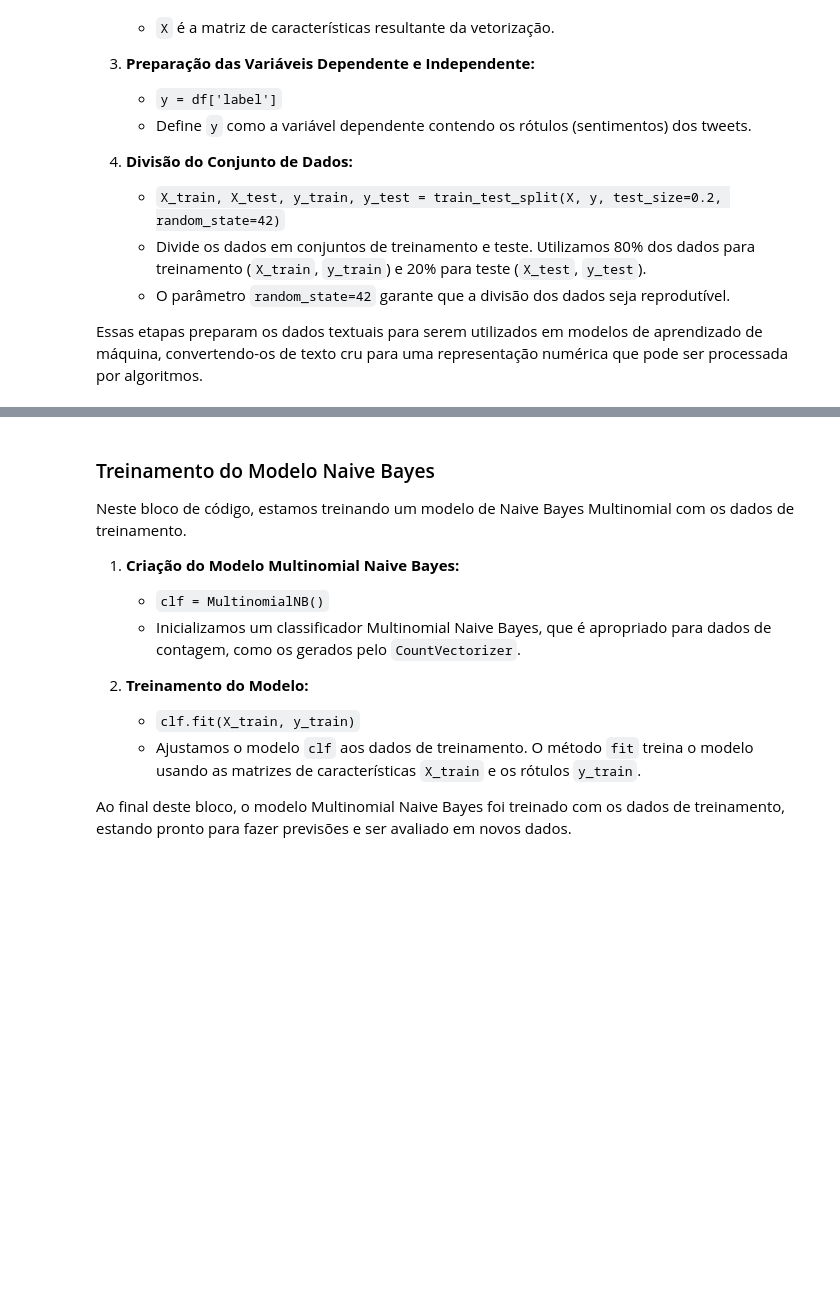
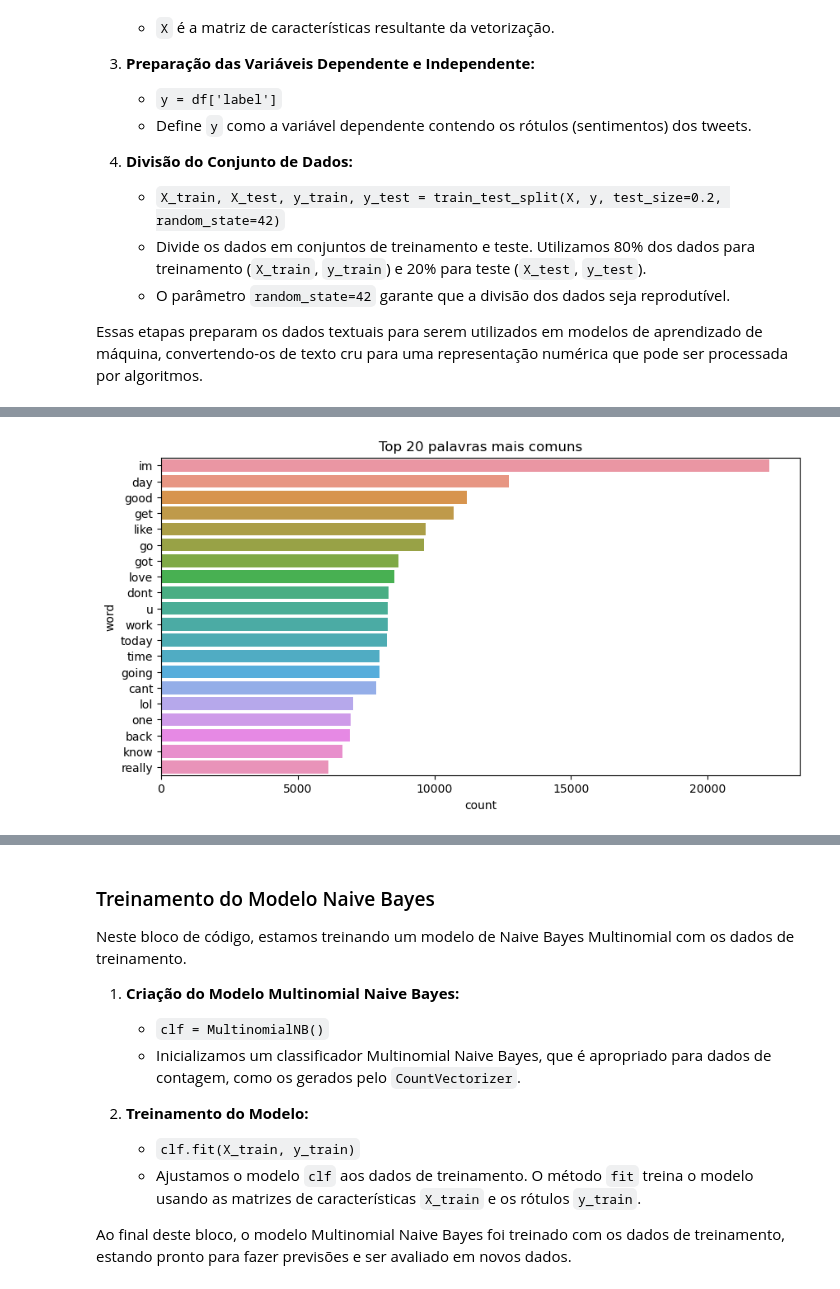
Before and after one commit to jvlopess/Sentiment-Analysis-Naive-Bayes, a Jupyter notebook: notebooks/Naive Bayes Sentiment Analysis.ipynb, the cells around one changed output, grey strips where cells are left out. Cells and saved outputs as stored; diff of their text form; code cells hidden in the pictures; blank space fills up the shorter version.

Commit message:
feat: add the Exploratory Data Analysis

```diff
--- a/notebooks/Naive Bayes Sentiment Analysis.ipynb
+++ b/notebooks/Naive Bayes Sentiment Analysis.ipynb
@@ -294,3 +311,16 @@ y = df['label']
 
 # Dividir o conjunto de dados em treinamento e teste
 X_train, X_test, y_train, y_test = train_test_split(X, y, test_size=0.2, random_state=42)
+# %%
+# Contagem de Palavras
+word_counts = Counter(" ".join(df['tweet']).split())
+word_counts_df = pd.DataFrame(word_counts.items(), columns=['word', 'count'])
+word_counts_df = word_counts_df.sort_values(by='count', ascending=False)
+# %%
+# Histograma de frequência de palavras
+plt.figure(figsize=(10, 5))
+sns.barplot(x='count', y='word', data=word_counts_df.head(20))
+plt.title('Top 20 palavras mais comuns')
+plt.show()
+# %% [output]
+[figure, added]
```
Also changed, not shown: parts of 3 cells of this notebook.
